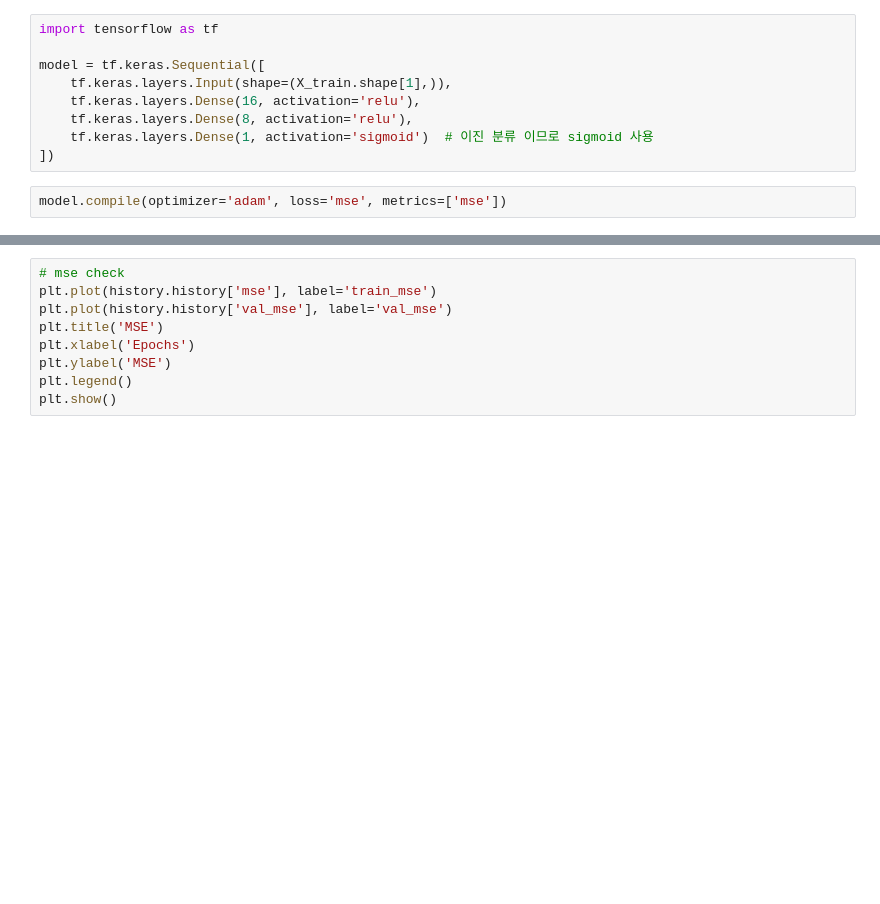
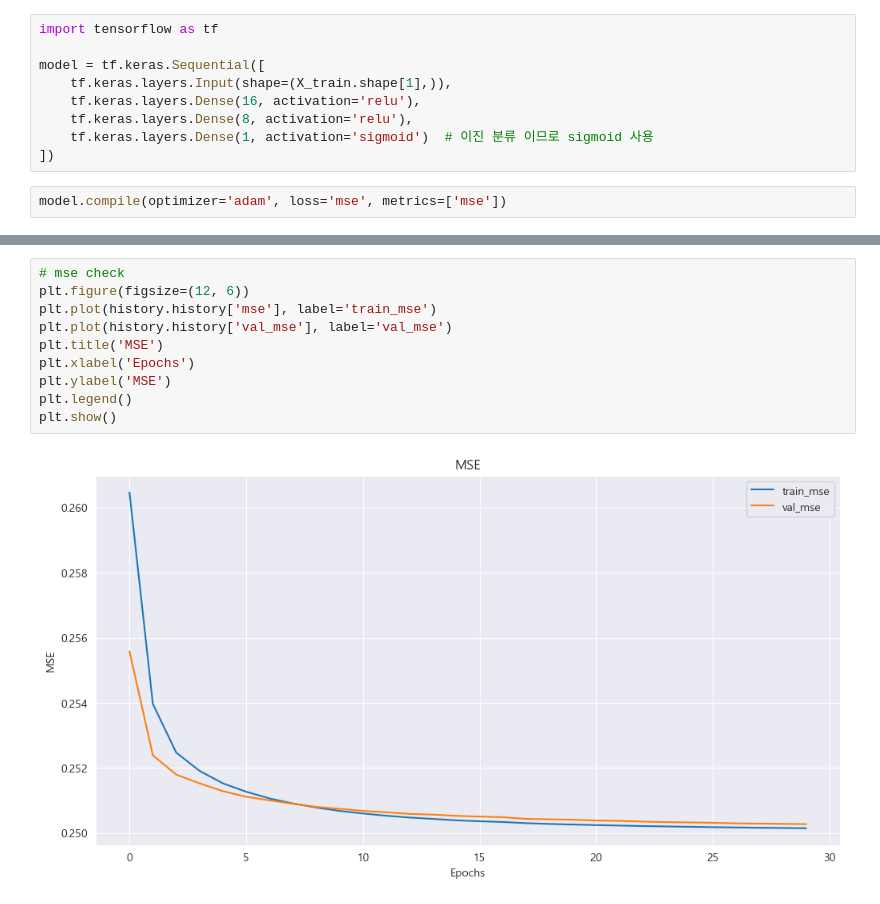
Before and after one commit to Kimnabin/artificial-intelligence, a Jupyter notebook: week5/diabetes.ipynb, the cells around one changed output, grey strips where cells are left out. Cells and saved outputs as stored; diff of their text form; blank space fills up the shorter version.

```diff
--- a/week5/diabetes.ipynb
+++ b/week5/diabetes.ipynb
@@ -103,12 +194,15 @@ plt.show()
 # %%
 # mse check
+plt.figure(figsize=(12, 6))
 plt.plot(history.history['mse'], label='train_mse')
 plt.plot(history.history['val_mse'], label='val_mse')
 plt.title('MSE')
 plt.xlabel('Epochs')
 plt.ylabel('MSE')
 plt.legend()
 plt.show()
+# %% [output]
+[figure, added]
 # %%
 # Evaluate the model
 model.evaluate(X_test, y_test)
```
Also changed, not shown: parts of 38 cells of this notebook, 2 other files.
